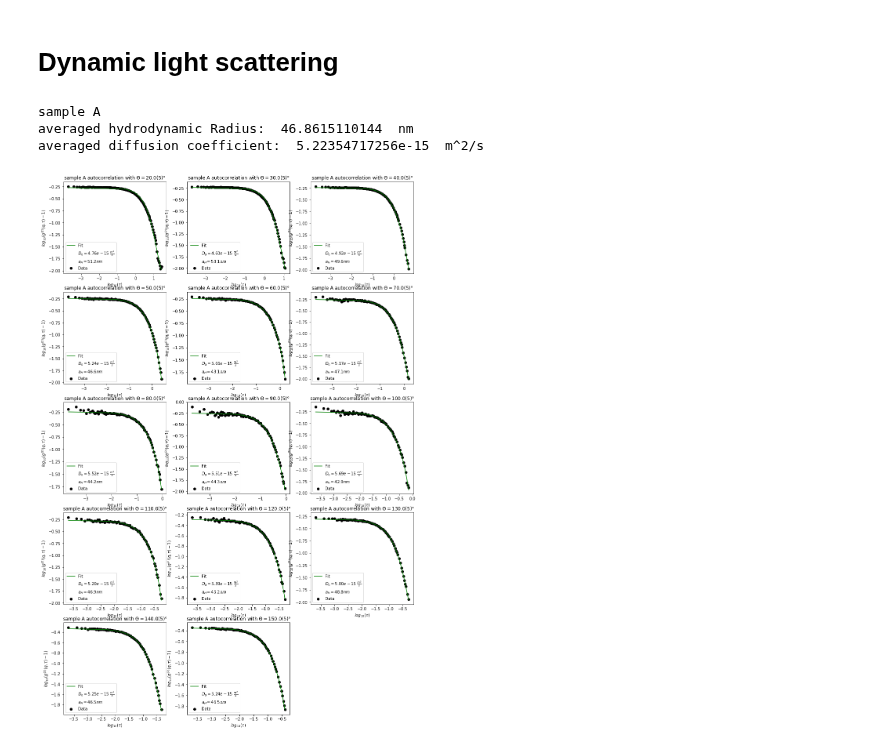
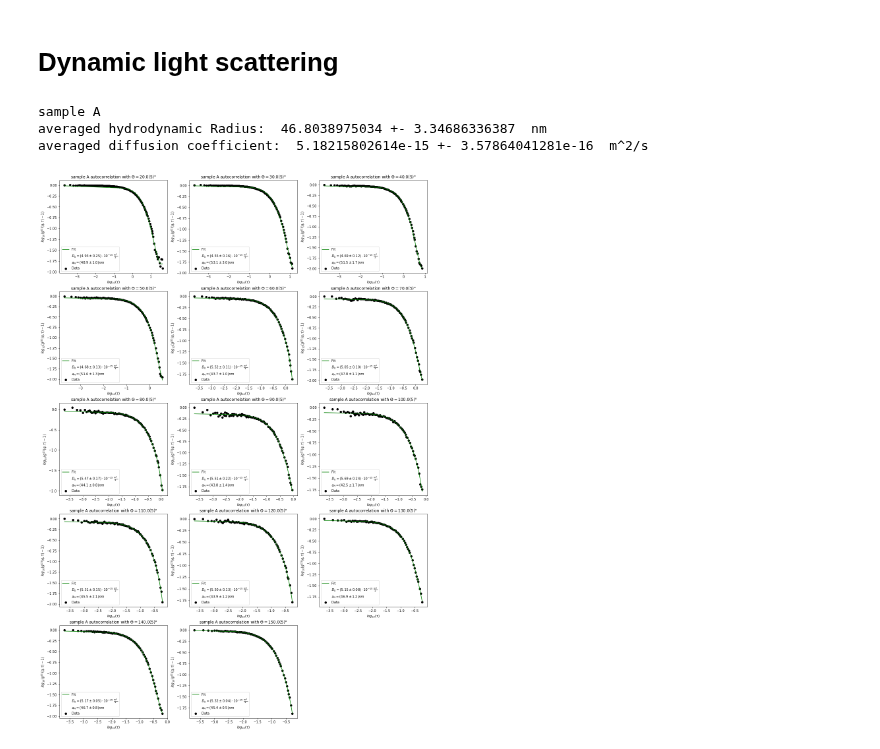
Before and after one commit to NlKLas/PyRePo, a Jupyter notebook: V61.ipynb, the cells around one changed output. Drawn from its saved outputs; the diff is of its cells as text; code cells hidden in the pictures.

```diff
--- a/V61.ipynb
+++ b/V61.ipynb
@@ -33,6 +33,8 @@ n_refr = 1.33000
 #data input
 
 T = 295
+T_err = 1
+angle_err =0.5
 
 path = "Data/"
 angles_A = range(20,160,10)
@@ -223,6 +223,9 @@ Value Error ist hier nicht schlimm und sorgt nur dafür, dass die leere Zeile ni
 
 def mom_tra(Θ) :
     return 4*np.pi*n_refr/λ_green*np.sin(np.pi/180*Θ/2)
+
+def mom_tra_err(Θ,Θ_err):
+    return 2*np.pi**2/180*n_refr/λ_green*np.cos(np.pi/180*Θ/2)*Θ_err
 
 def P(q,a):
     return 9/(q*a)**6*(np.sin(q*a)-q*a*np.cos(q*a))**2
@@ -275,8 +278,10 @@ for i in range(len(angles_B)):
 
 #evaluation of momentum transfer q
 q_A = [mom_tra(Θ) for Θ in angles_A]
-q_A_err = []
+q_A_err = [mom_tra_err(Θ,angle_err) for Θ in angles_A]
 q_B = [mom_tra(Θ) for Θ in angles_B]
-q_B_err = []
+q_B_err = [mom_tra_err(Θ,angle_err) for Θ in angles_B]
 q_C = mom_tra(angle_C)
+q_C_err = mom_tra_err(angle_C,angle_err)
 q_D = mom_tra(angle_D)
+q_D_err = mom_tra_err(angle_D,angle_err)
@@ -291,9 +305,14 @@ ax.plot(angles_B,data_B_mean_int)
 # %%
 #Plot of mean intensity vs momentum transfer
-popt, pcov = curve_fit(Intensity, q_A, data_A_mean_int)
-q = np.linspace(0.5*10**-7,3*10**-7,100)
+#popt, pcov = curve_fit(Intensity, q_A, data_A_mean_int)
+q = np.linspace(0.5*10**-7,3*10**-7,1000)
 fig,ax = plt.subplots(figsize=(10,8))
-ax.plot(q,Intensity(q,20*10*-9,300),c="r")
-ax.scatter(q_A,data_A_mean_int)
-ax.scatter(q_B,data_B_mean_int)
+#ax.plot(q,Intensity(q,10*10**15,20),c="r")
+ax.scatter(q_A,data_A_mean_int,label="sample A")
+ax.scatter(q_B,data_B_mean_int,label="sample B")
+ax.set_xlabel("momentum transfer in 1/m ")
+ax.set_ylabel("intensity in kHz ")
+ax.set_title("sample A and B scattered intensity ")
+ax.legend()
+fig.savefig("sls scattered intensity.pdf")
 # %% [output]
@@ -312,7 +330,7 @@ D0_A_mean = 0
 ah_A_mean = 0
 
 di=3
-fig,ax = plt.subplots(len(angles_A)//di+1,di,figsize=(16,25))
+fig,ax = plt.subplots(len(angles_A)//di+1,di,figsize=(20,30))
 
 #cut of the noises at the end
 for j in range(len(angles_A)):
@@ -322,37 +340,43 @@ for j in range(len(angles_A)):
             break
         i+=1
     data_A_cor[j][1] = data_A_cor[j][1][:i]
     data_A_cor[j][0] = data_A_cor[j][0][:i]
 
 for i in range(len(angles_A)):
     #fitting the curve
     popt, pcov = curve_fit(ln_g_2,(data_A_cor[i][0]),np.log(np.abs(data_A_cor[i][1])),p0=[data_A_cor[i][1][0],-1,1,-1])
     d0 = -popt[1]/(q_A[i]**2)
     D0_A.append(d0)
     ah = k_b*T/(6*np.pi*η*d0)
+    ah_err = np.sqrt((k_b*T_err/(6*np.pi*η*d0))**2+(d0_err*k_b*T/(6*np.pi*η*(d0**2)))**2)
+    d0_err = np.sqrt((np.sqrt(np.diag(pcov))[1]/(q_A[i]**2))**2+(q_A_err[i]*2*popt[1]/(q_A[i]**3))**2)
     ah_A.append(ah)
 
     #Plot der Fits
     t = np.linspace((min(data_A_cor[i][0])),(max(data_A_cor[i][0])),100)
     ax[i//di][i%di].scatter(np.log10(data_A_cor[i][0]),np.log10((data_A_cor[i][1])),c="black",label="Data")
     ax[i//di][i%di].plot(np.log10(t),np.log10(g_2(t,*popt)),c="green",label="Fit")
-    ax[i//di][i%di].plot(np.log10(t),np.log10(g_2(t,*popt)),lw=0,label=r"$D_0=%0.2e \ \frac{m^2}{s} $"%d0)
-    ax[i//di][i%di].plot(np.log10(t),np.log10(g_2(t,*popt)),lw=0,label="$a_H=%0.1f nm$"%(ah*10**9))
+    ax[i//di][i%di].plot(np.log10(t),np.log10(g_2(t,*popt)),lw=0,label=r"$D_0=(%0.2f \pm %0.2f)\cdot 10^{-15} \ \frac{m^2}{s} $"%(d0*10**15,d0_err*10**15))
+    ax[i//di][i%di].plot(np.log10(t),np.log10(g_2(t,*popt)),lw=0,label="$a_H=(%0.1f \pm %0.1f) nm$"%(ah*10**9,ah_err*10**9))
     ax[i//di][i%di].set_xlabel(r'$log_{10}(\tau)$')
     ax[i//di][i%di].set_ylabel(r'$log_{10}({g^{(2)}(q,\tau)-1})$')
     ax[i//di][i%di].set_title('sample A autocorrelation with $\Theta = %.1f(5)°$'%(np.floor(angles_A[i])))
     ax[i//di][i%di].legend(loc="best")
 
 
 ax[4][2].set_visible(False)
 
 ah_A_mean = sum(ah_A)/len(angles_A)
+ah_A_mean_err = np.sqrt(sum([(a-ah_A_mean)**2 for a in ah_A])/(len(angles_A)-1))
 D0_A_mean = sum(D0_A)/len(angles_A)
+D0_A_mean_err = np.sqrt(sum([(d-D0_A_mean)**2 for d in D0_A])/(len(angles_A)-1))
 print("sample A")
-print("averaged hydrodynamic Radius: ",(ah_A_mean*10**9)," nm")
-print("averaged diffusion coefficient: ",D0_A_mean," m^2/s")
+print("averaged hydrodynamic Radius: ",(ah_A_mean*10**9),"+-",(ah_A_mean_err*10**9)," nm")
+print("averaged diffusion coefficient: ",D0_A_mean,"+-",(D0_A_mean_err)," m^2/s")
+
+#fig.savefig("dls_sample_A.pdf")
 # %% [output]
 sample A
-averaged hydrodynamic Radius:  46.8615110144  nm
-averaged diffusion coefficient:  5.22354717256e-15  m^2/s
+averaged hydrodynamic Radius:  46.8038975034 +- 3.34686336387  nm
+averaged diffusion coefficient:  5.18215802614e-15 +- 3.57864041281e-16  m^2/s
-[figure, old version]
+[figure, new version]
```
Also changed, not shown: parts of 8 cells of this notebook.
